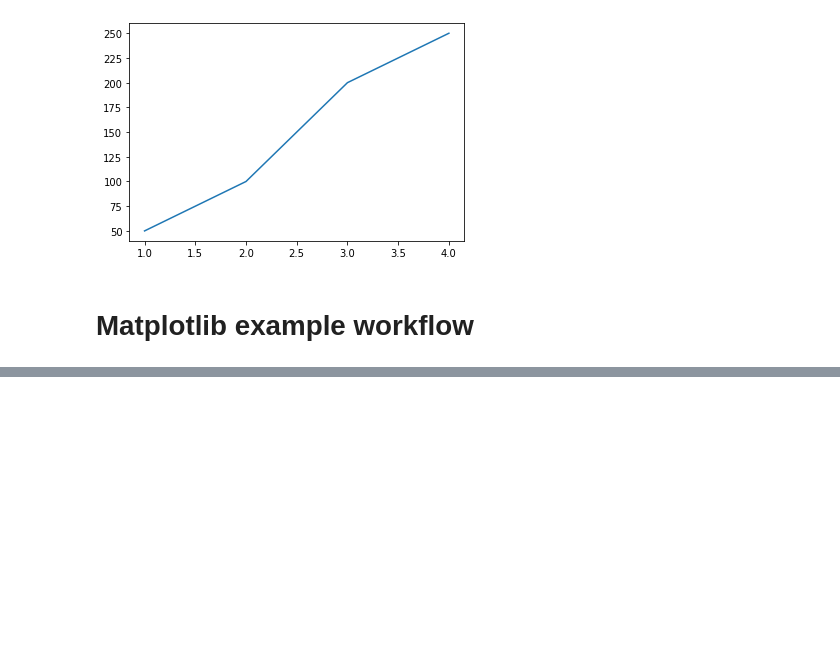
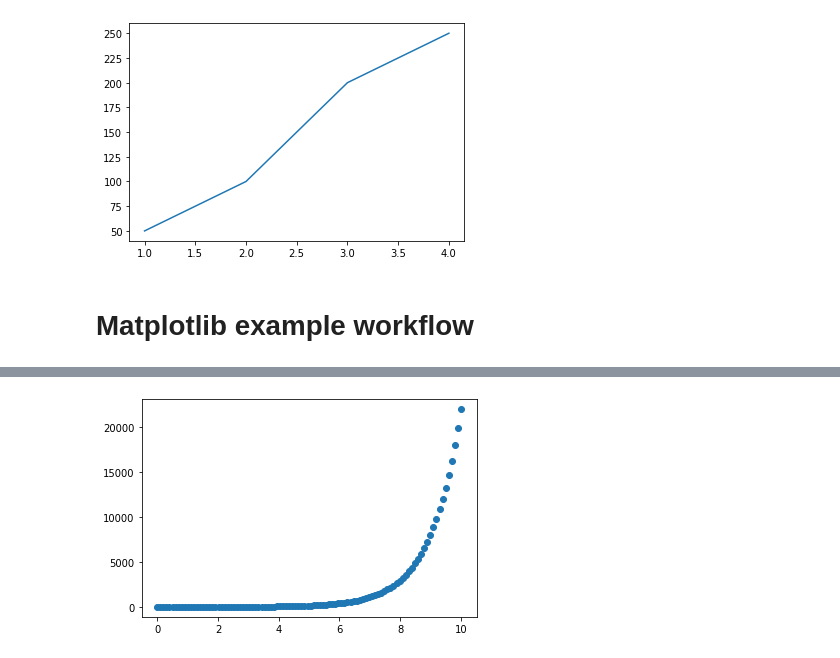
Before and after one commit to UlisesJuarez/Machine-learning-Introduction, a Jupyter notebook: matplotlib plotting and data visualization/Introduction to matplotlib.ipynb, the cells around one changed output, grey strips where cells are left out. Cells and saved outputs as stored; diff of their text form; code cells hidden in the pictures; blank space fills up the shorter version.

```diff
--- a/matplotlib plotting and data visualization/Introduction to matplotlib.ipynb
+++ b/matplotlib plotting and data visualization/Introduction to matplotlib.ipynb
@@ -80,0 +106,6 @@ fig.savefig('img/sample-plot.png')
+# %%
+# Use same data to make scatter
+fig,ax=plt.subplots()
+ax.scatter(x,np.exp(x));
+# %% [output]
+[figure, added]
```
Also changed, not shown: parts of 8 cells of this notebook, 1 other file.
